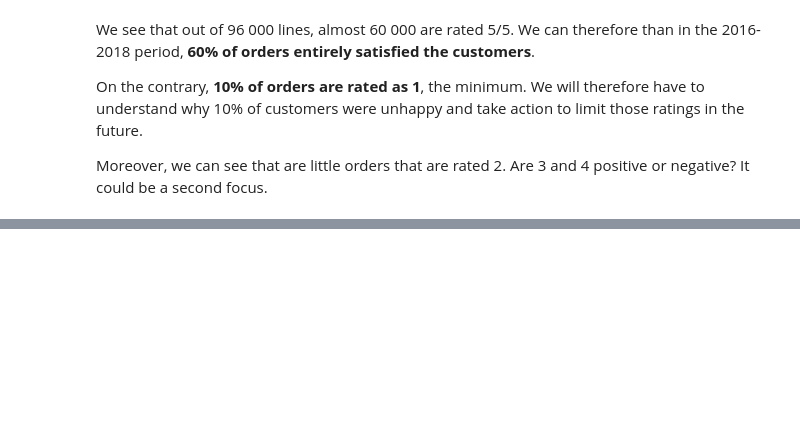
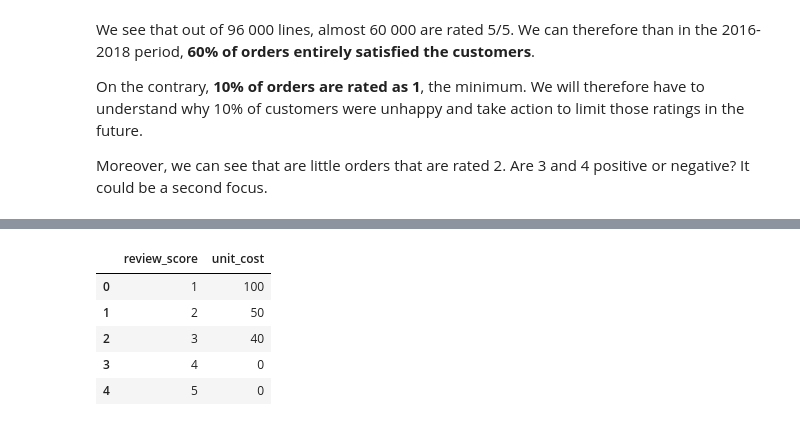
Before and after one commit to corentingaret/Olist, a Jupyter notebook: notebooks/customer_satisfaction_explo.ipynb, the cells around one changed output, grey strips where cells are left out. Cells and saved outputs as stored; diff of their text form; code cells hidden in the pictures; blank space fills up the shorter version.

```diff
--- a/notebooks/customer_satisfaction_explo.ipynb
+++ b/notebooks/customer_satisfaction_explo.ipynb
@@ -116,0 +120,13 @@ KeyboardInterrupt:
+# %%
+review_scores_costs = pd.DataFrame(
+    {"review_score": [1, 2, 3, 4 ,5],
+     "unit_cost": [100, 50, 40, 0, 0],
+     })
+review_scores_costs
+# %% [output]
+|  | review_score | unit_cost |
+| 0 | 1 | 100 |
+| 1 | 2 | 50 |
+| 2 | 3 | 40 |
+| 3 | 4 | 0 |
+| 4 | 5 | 0 |
```
Also changed, not shown: parts of 19 cells of this notebook, 1 other file.
